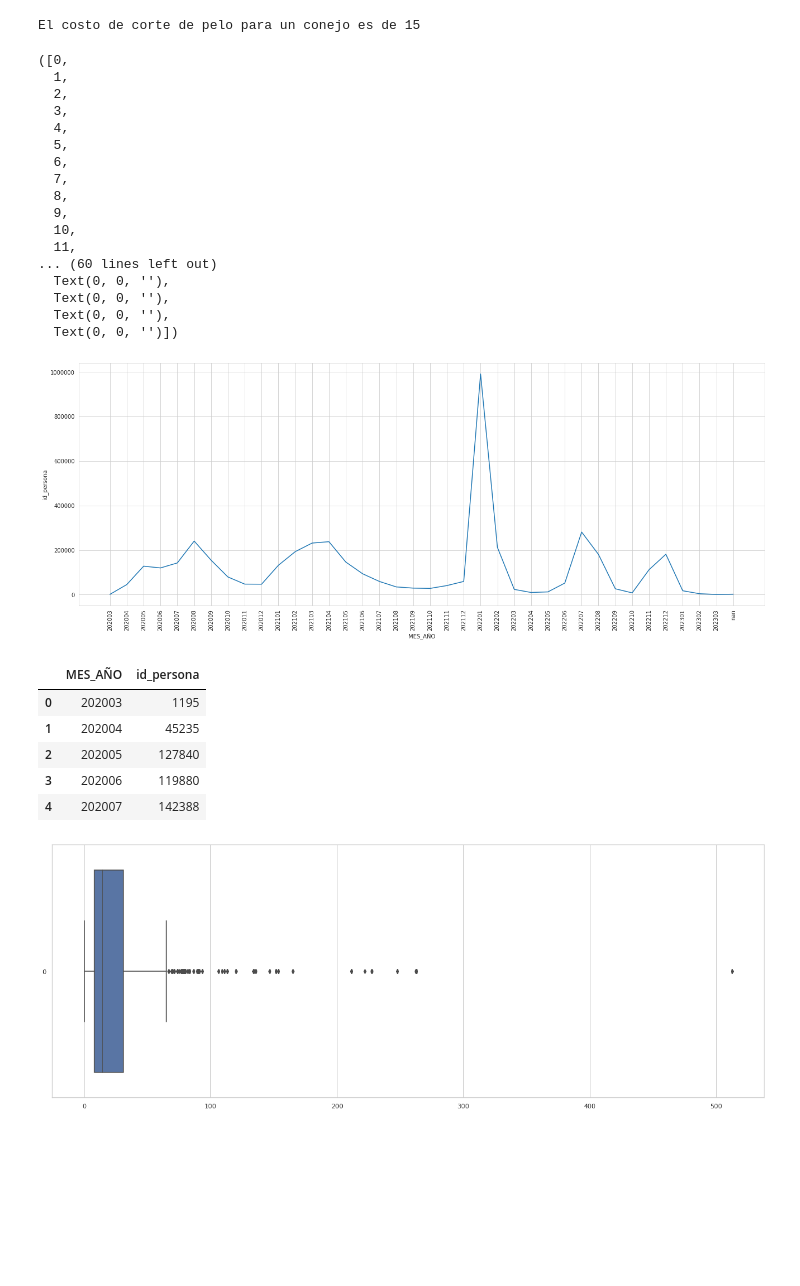
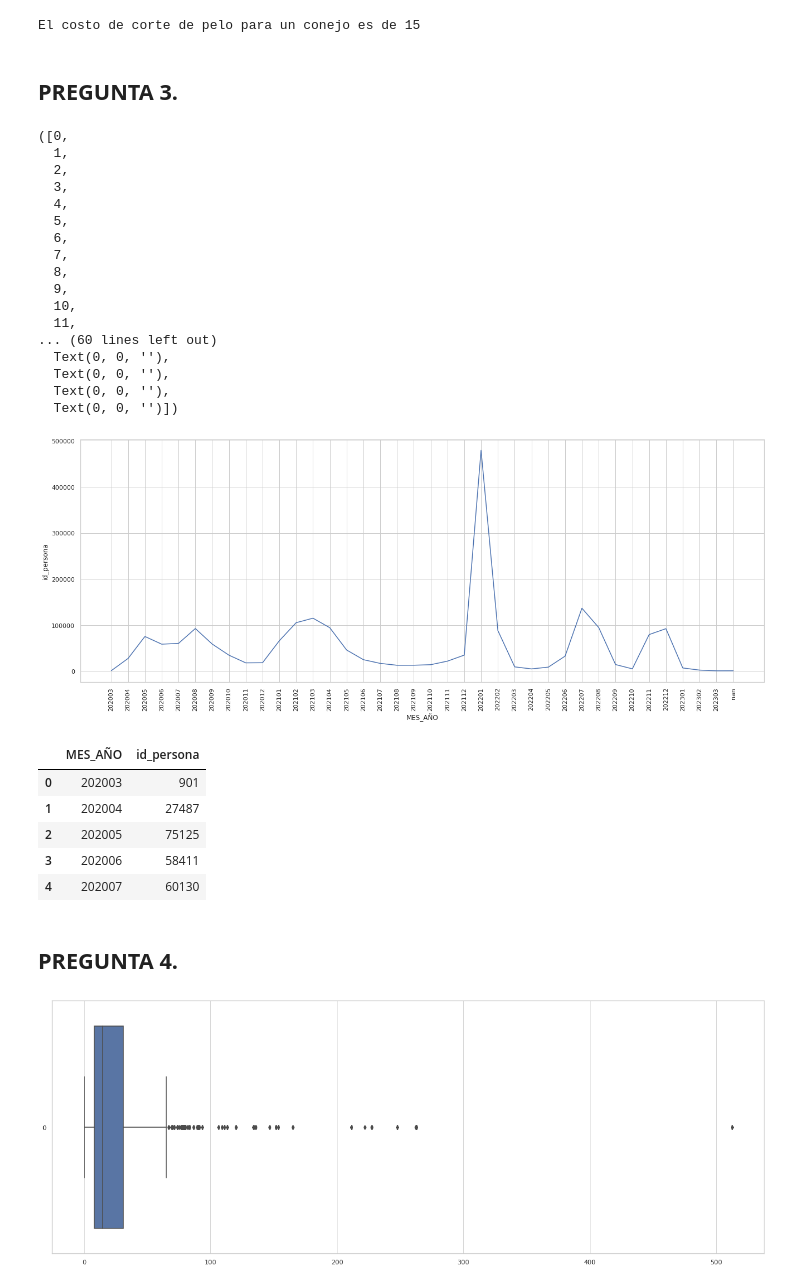
Before and after one commit to GiuseppeQ26/Examen_final_Python_CTIC, a Jupyter notebook: Examen_final_python_Intermedio.ipynb, the cells around one changed output. Drawn from its saved outputs; the diff is of its cells as text; code cells hidden in the pictures; blank space fills up the shorter version.

```diff
--- a/Examen_final_python_Intermedio.ipynb
+++ b/Examen_final_python_Intermedio.ipynb
@@ -49,48 +51,51 @@ El costo de desparasitación para un gato es de 35
 !python costo_servicio.py --animal 'conejo' --tratamiento 'corte de pelo'
 # %% [output]
 El costo de corte de pelo para un conejo es de 15
+# %% [markdown]
+## **PREGUNTA 3.**
 # %%
-## PREGUNTA 3
-
 import pandas as pd
 import seaborn as sns
 import matplotlib.pyplot as plt
 
+
 covid_positivos = pd.read_csv('positivos_covid.csv', delimiter = ';')
 covid_positivos['MES_AÑO'] = covid_positivos.FECHA_RESULTADO.apply(lambda x: str(x)[:6])
-df = covid_positivos.groupby("MES_AÑO")[["id_persona"]].aggregate(['count']).reset_index()
+df_lima = covid_positivos[covid_positivos['DEPARTAMENTO']=='LIMA']
+
+df = df_lima.groupby("MES_AÑO")[["id_persona"]].aggregate(['count']).reset_index()
 df.columns = df.columns.droplevel(-1)
 
 sns.set_style('whitegrid')
 plt.ticklabel_format(style='plain', axis='y')
 plt.rcParams["figure.figsize"] = (22,8)
 sns.lineplot(x="MES_AÑO", y="id_persona", data=df)
 plt.xticks(rotation=90)
 # %% [output]
 ([0,
   1,
   2,
   3,
   4,
   5,
   6,
   7,
   8,
   9,
   10,
   11,
 ... (60 lines left out)
   Text(0, 0, ''),
   Text(0, 0, ''),
   Text(0, 0, ''),
   Text(0, 0, '')])
-[figure, old version]
+[figure, new version]
 # %%
 df.head()
 # %% [output]
 |  | MES_AÑO | id_persona |
-| 0 | 202003 | 1195 |
-| 1 | 202004 | 45235 |
-| 2 | 202005 | 127840 |
-| 3 | 202006 | 119880 |
-| 4 | 202007 | 142388 |
+| 0 | 202003 | 901 |
+| 1 | 202004 | 27487 |
+| 2 | 202005 | 75125 |
+| 3 | 202006 | 58411 |
+| 4 | 202007 | 60130 |
@@ -99,3 +102,5 @@ covid_positivos['MES_AÑO'] = pd.to_datetime(covid_positivos['MES_AÑO'], format
+# %% [markdown]
+## **PREGUNTA 4.**
 # %%
 ## PREGUNTA 4.
 
```
Also changed, not shown: parts of 3 cells of this notebook.
